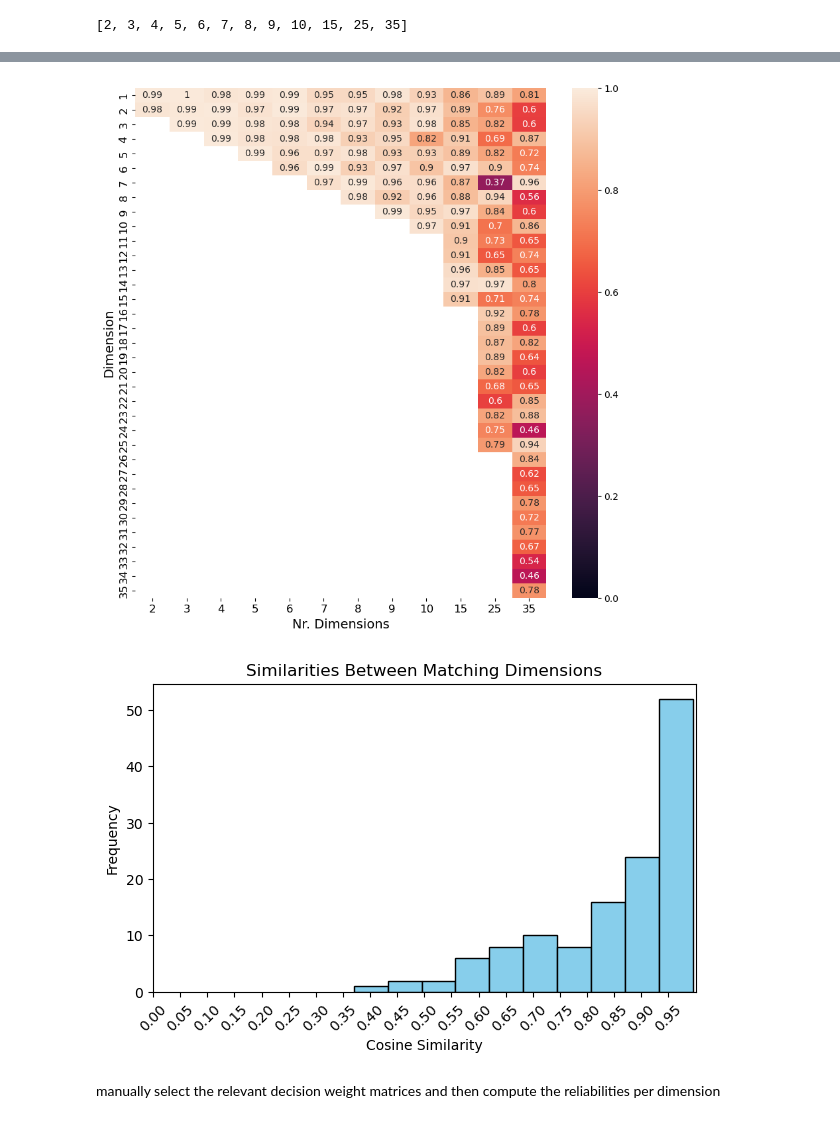
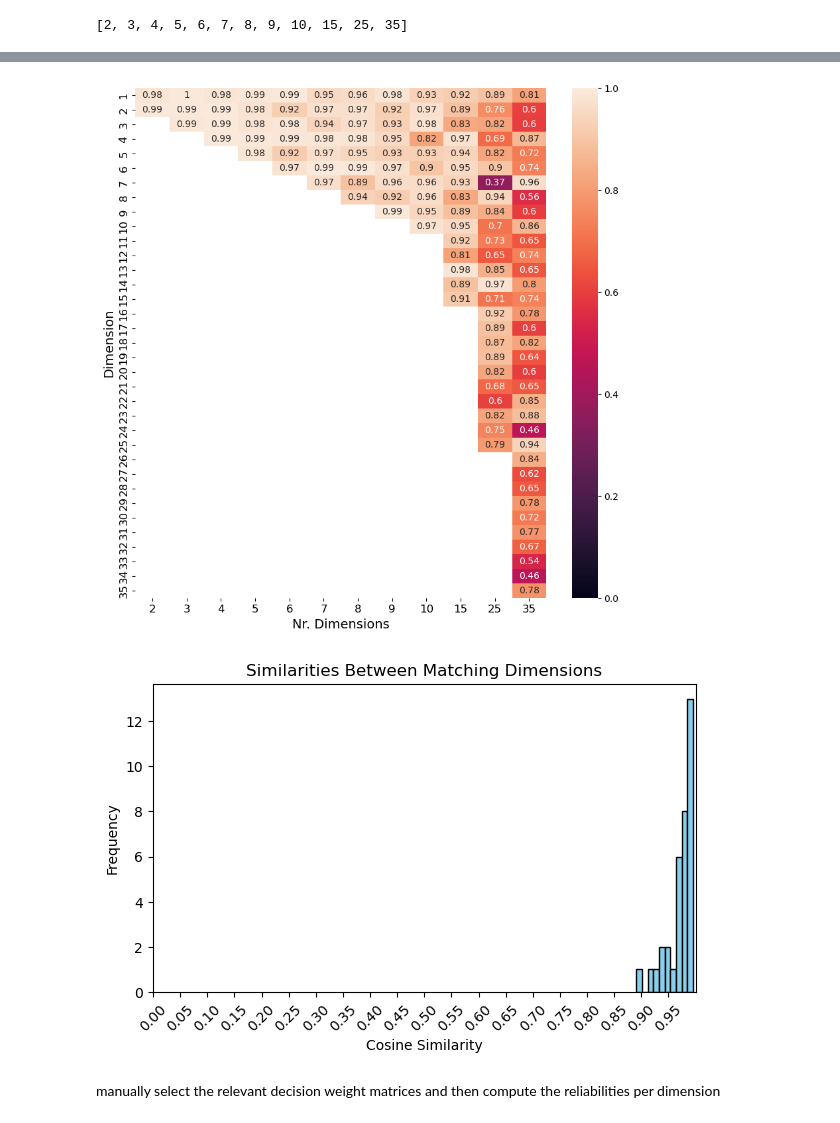
Before and after one commit to MirkoTh/semantic-representations-ID, a Jupyter notebook: split-half-reliability.ipynb, the cells around one changed output, grey strips where cells are left out. Drawn from its saved outputs; the diff is of its cells as text; code cells hidden in the pictures.

Commit message:
use procrustes to map embeddings of two halves

```diff
--- a/split-half-reliability.ipynb
+++ b/split-half-reliability.ipynb
@@ -138,3 +147,5 @@ l_cors = list(map(partial_sims, range_dims))
+# %%
+dict_cors = {int(f'{range_dims[i]}'): sublist for i, sublist in enumerate(l_cors)}
 # %%
 partial_reorder = partial(ut.reorder_dimensions, l_splithalf, use_procrustes=use_procrustes)
 l_max_sims = list(map(partial_reorder, range_dims))
@@ -146,6 +153,6 @@ dict_max_sims[2]
 # %%
 if use_procrustes:
-    dict_idxs_use, dict_idxs_mean_cors = ut.best_procrustes_solution(l_cors, range_dims)
+    dict_idxs_list_use = ut.max_average_similarity_and_reliability(dict_cors, l_splithalf)
 else:
     dict_idxs_use = ut.max_sim_dimensions_per_ndim(l_max_sims, range_dims)
 dict_idxs_list_use = ut.max_sim_results_per_ndim(dict_idxs_use, dict_max_sims, range_dims)
@@ -156,3 +158,0 @@ dict_idxs_use
-# %%
-l_keys = list(dict_idxs_use.keys())
-dict_cors = {int(f'{l_keys[i]}'): sublist for i, sublist in enumerate(l_cors)}
@@ -246,11 +160,11 @@ df_sh_2, df_corr_2, g_2 = ut.split_half_reliabilities(l_splithalf, dict_idxs_lis
 if not use_procrustes:
     # no unique mapping for 15 dims, just use the first for visualizing
     dict_idxs_use[15] = 0
-    dict_idxs_list_use[15] = [l_cors[len(l_keys) - 3][1][0], l_cors[len(l_keys) - 3][2][0]]
+    dict_idxs_list_use[15] = [l_cors[len(range_dims) - 3][1][0], l_cors[len(range_dims) - 3][2][0]]
     dict_idxs_use[25] = 0
-    dict_idxs_list_use[25] = [l_cors[len(l_keys) - 2][1][0], l_cors[len(l_keys) - 2][2][0]]
+    dict_idxs_list_use[25] = [l_cors[len(range_dims) - 2][1][0], l_cors[len(range_dims) - 2][2][0]]
     dict_idxs_use[35] = 0
-    dict_idxs_list_use[35] = [l_cors[len(l_keys) - 1][1][0], l_cors[len(l_keys) - 1][2][0]]
+    dict_idxs_list_use[35] = [l_cors[len(range_dims) - 1][1][0], l_cors[len(range_dims) - 1][2][0]]
 # %%
 df_cors = ut.max_cors(l_embed_dim, dict_idxs_use, dict_cors)
 # %%
@@ -273,20 +187,20 @@ ax.tick_params(axis='both', labelsize=12)
 ax.set_ylabel("Dimension")
 _ = ax.set_xlabel("Nr. Dimensions")
 # %% [output]
-[figure, old version]
+[figure, new version]
 # %%
 df_cors_long = df_cors_mappable.melt(value_name="r", var_name="ndim")
-df_cors_long_plt = df_cors_long.query("not r.isna()")
+df_cors_long_plt = df_cors_long.query("not r.isna() and ndim <= 8")
 # Create histogram
 plt.figure(figsize=(7, 4))
 plt.hist(df_cors_long_plt['r'], bins=10, color='skyblue', edgecolor='black')
 plt.xticks(np.arange(0, 1, .05), rotation=45)
 plt.xlim((0, 1))
 plt.title("Similarities Between Matching Dimensions")
 plt.xlabel("Cosine Similarity")
 _ = plt.ylabel("Frequency")
 # %% [output]
-[figure, old version]
+[figure, new version]
 # %% [markdown]
 manually select the relevant decision weight matrices and then compute the reliabilities per dimension
 # %% [markdown]
```
Also changed, not shown: parts of 37 cells of this notebook, 1 other file.
